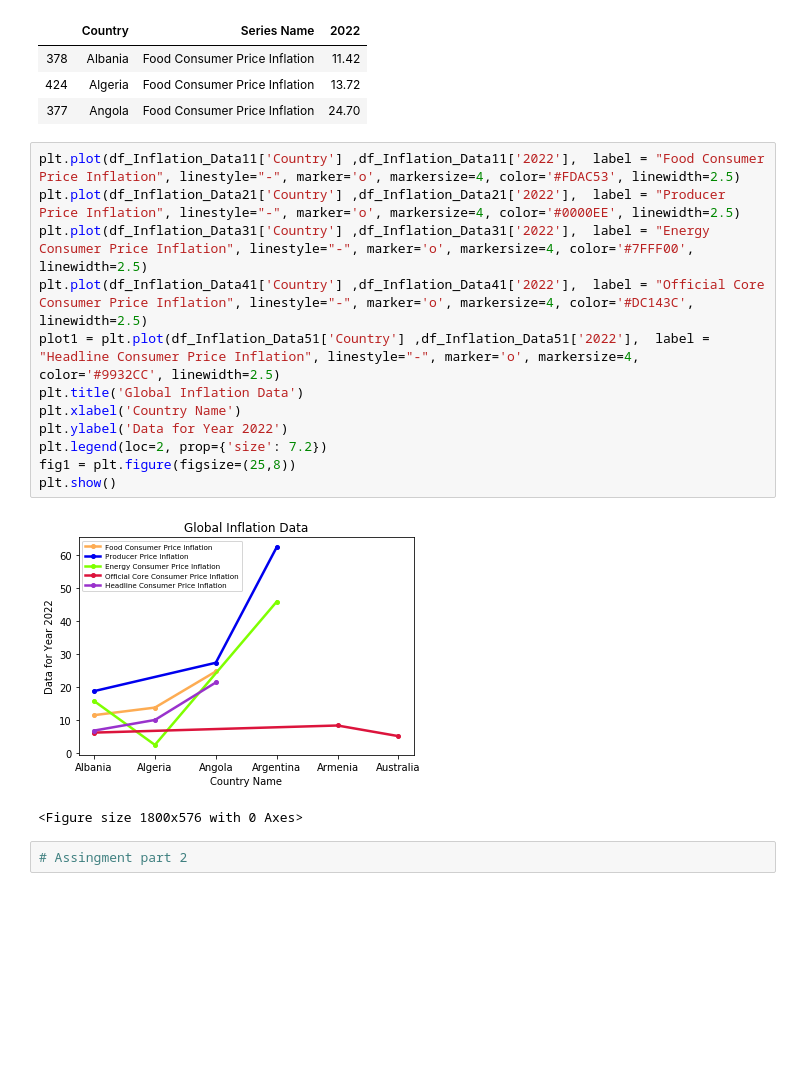
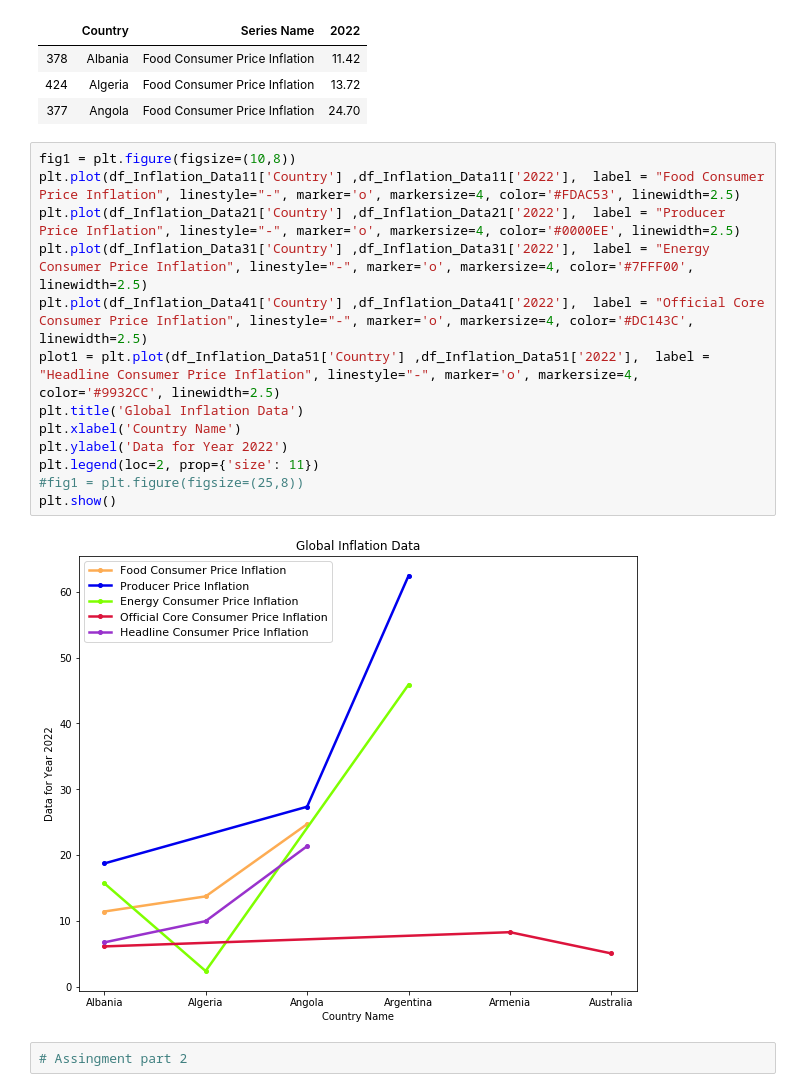
Before and after one commit to gk22aan/Applied-Data-Science-1--Assingment-1, a Jupyter notebook: Assingment_ADS_1.ipynb, the cells around one changed output. Saved outputs shown, nothing was run; the diff lists cells and outputs as text; blank space fills up the shorter version.

```diff
--- a/Assingment_ADS_1.ipynb
+++ b/Assingment_ADS_1.ipynb
@@ -132,20 +132,20 @@ df_Inflation_Data11
 | 424 | Algeria | Food Consumer Price Inflation | 13.72 |
 | 377 | Angola | Food Consumer Price Inflation | 24.70 |
 # %%
+fig1 = plt.figure(figsize=(10,8))
 plt.plot(df_Inflation_Data11['Country'] ,df_Inflation_Data11['2022'],  label = "Food Consumer Price Inflation", linestyle="-", marker='o', markersize=4, color='#FDAC53', linewidth=2.5)
 plt.plot(df_Inflation_Data21['Country'] ,df_Inflation_Data21['2022'],  label = "Producer Price Inflation", linestyle="-", marker='o', markersize=4, color='#0000EE', linewidth=2.5)
 plt.plot(df_Inflation_Data31['Country'] ,df_Inflation_Data31['2022'],  label = "Energy Consumer Price Inflation", linestyle="-", marker='o', markersize=4, color='#7FFF00', linewidth=2.5)
 plt.plot(df_Inflation_Data41['Country'] ,df_Inflation_Data41['2022'],  label = "Official Core Consumer Price Inflation", linestyle="-", marker='o', markersize=4, color='#DC143C', linewidth=2.5)
 plot1 = plt.plot(df_Inflation_Data51['Country'] ,df_Inflation_Data51['2022'],  label = "Headline Consumer Price Inflation", linestyle="-", marker='o', markersize=4, color='#9932CC', linewidth=2.5)
 plt.title('Global Inflation Data')
 plt.xlabel('Country Name')
 plt.ylabel('Data for Year 2022')
-plt.legend(loc=2, prop={'size': 7.2})
-fig1 = plt.figure(figsize=(25,8))
+plt.legend(loc=2, prop={'size': 11})
+#fig1 = plt.figure(figsize=(25,8))
 plt.show()
 # %% [output]
-[figure, old version]
+[figure, new version]
-<Figure size 1800x576 with 0 Axes>
 # %%
 # Assingment part 2
 # %%
```
Also changed, not shown: parts of 3 cells of this notebook.
